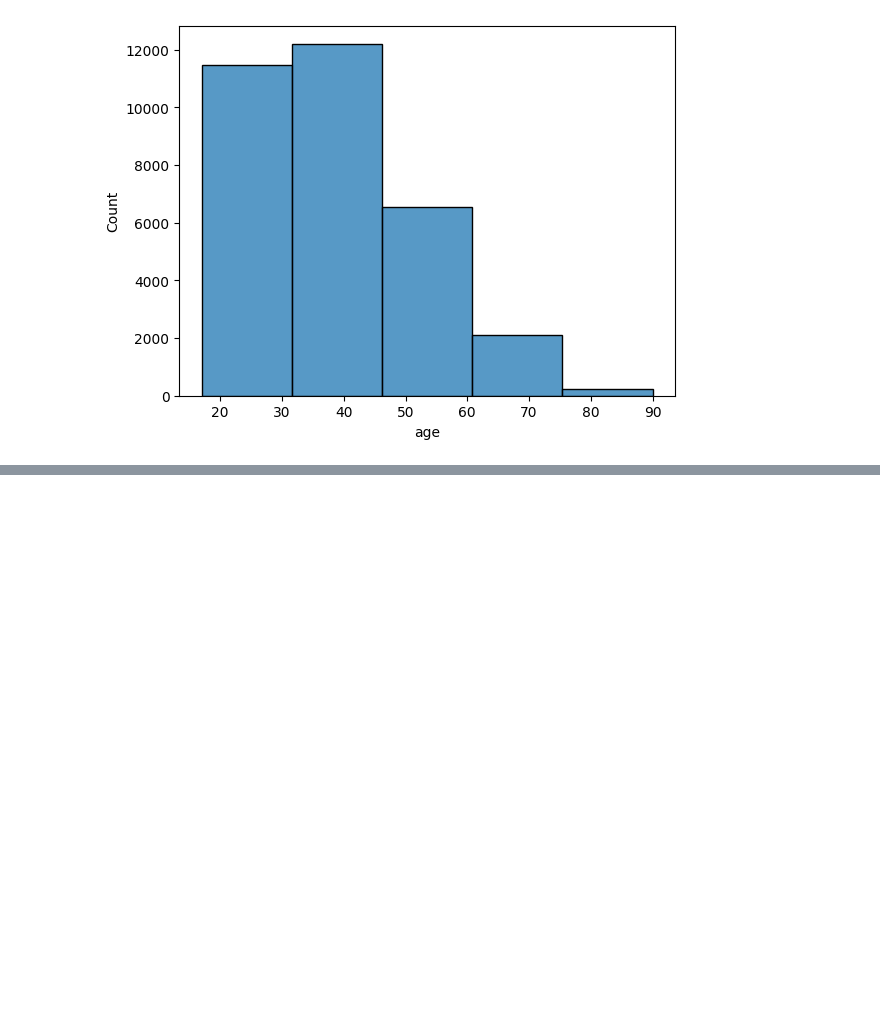
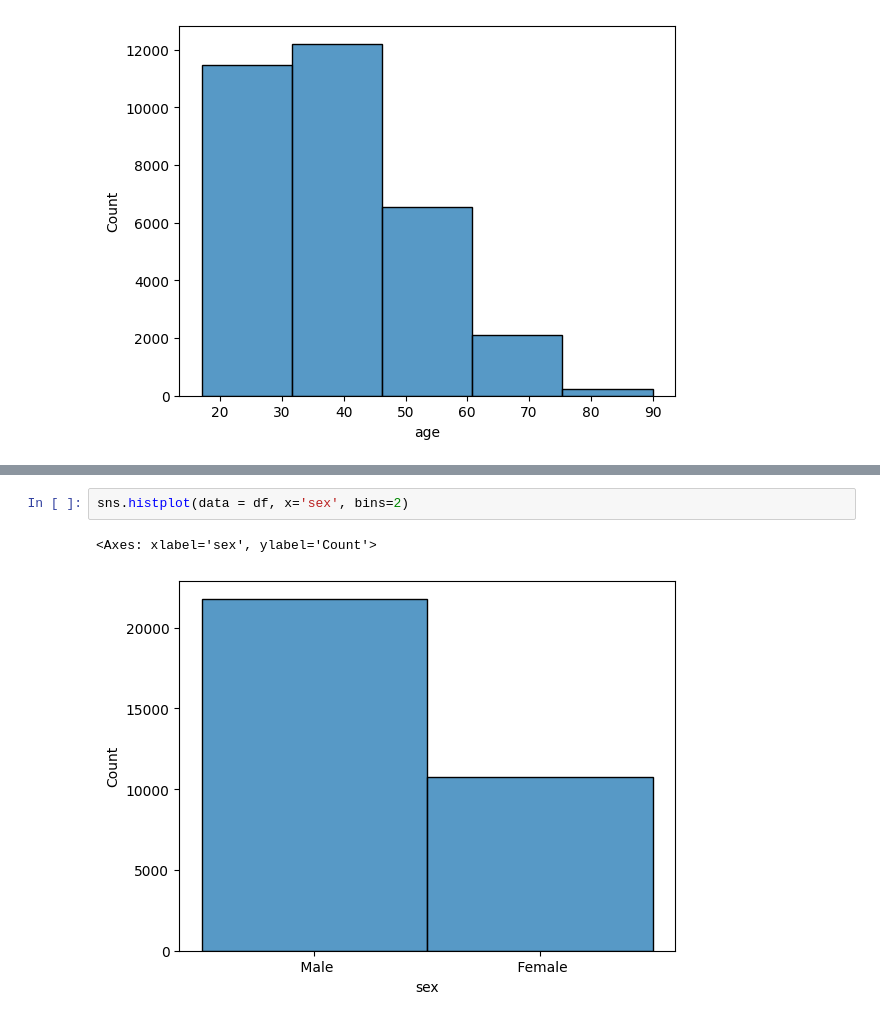
Before and after one commit to SOwens-Create/BabyPython, a Jupyter notebook: QuizThree_AIML.ipynb, the cells around one changed output, grey strips where cells are left out. Saved outputs shown, nothing was run; the diff lists cells and outputs as text; blank space fills up the shorter version.

```diff
--- a/QuizThree_AIML.ipynb
+++ b/QuizThree_AIML.ipynb
@@ -45,0 +51,5 @@ sns.histplot(data = df, x='age', bins=5)
+# %%
+sns.histplot(data = df, x='sex', bins=2)
+# %% [output]
+<Axes: xlabel='sex', ylabel='Count'>
+[figure, added]
```
Also changed, not shown: parts of 8 cells of this notebook.
